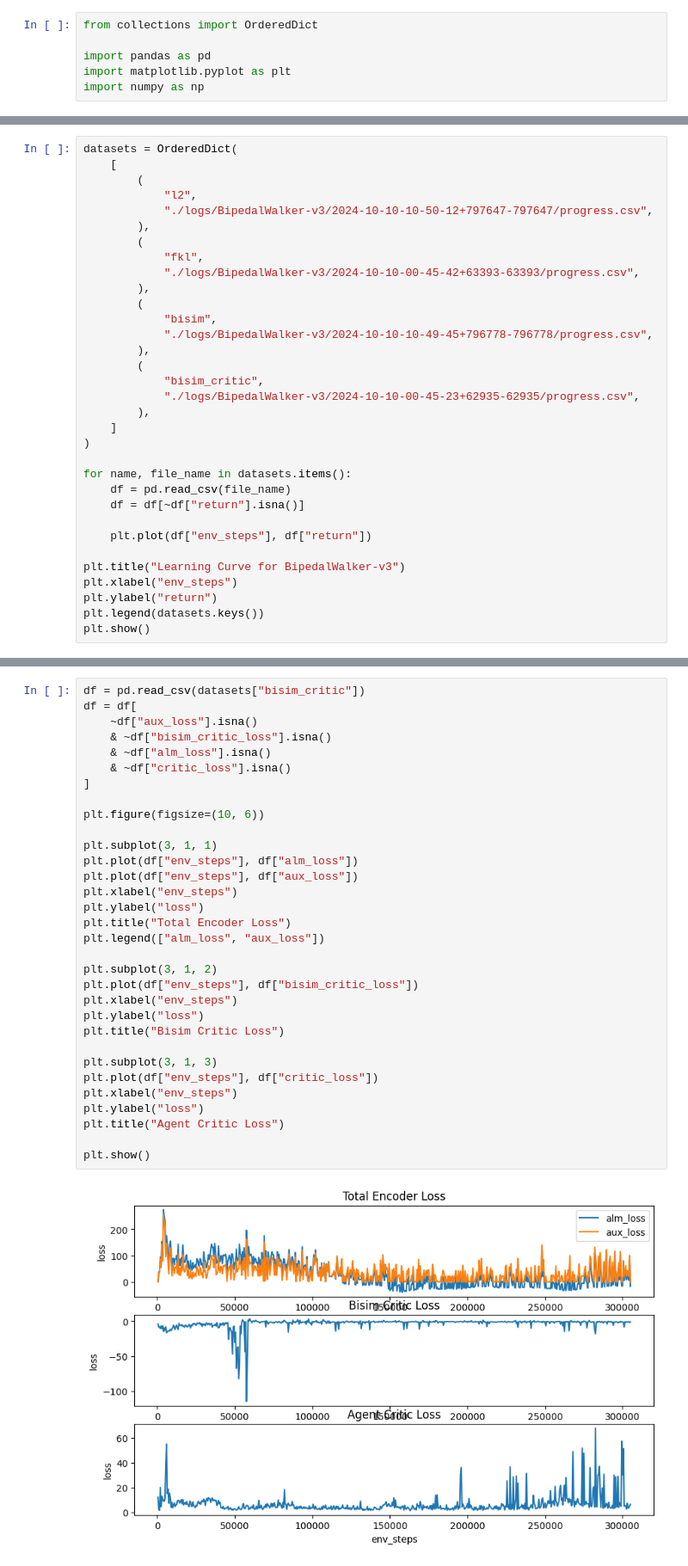
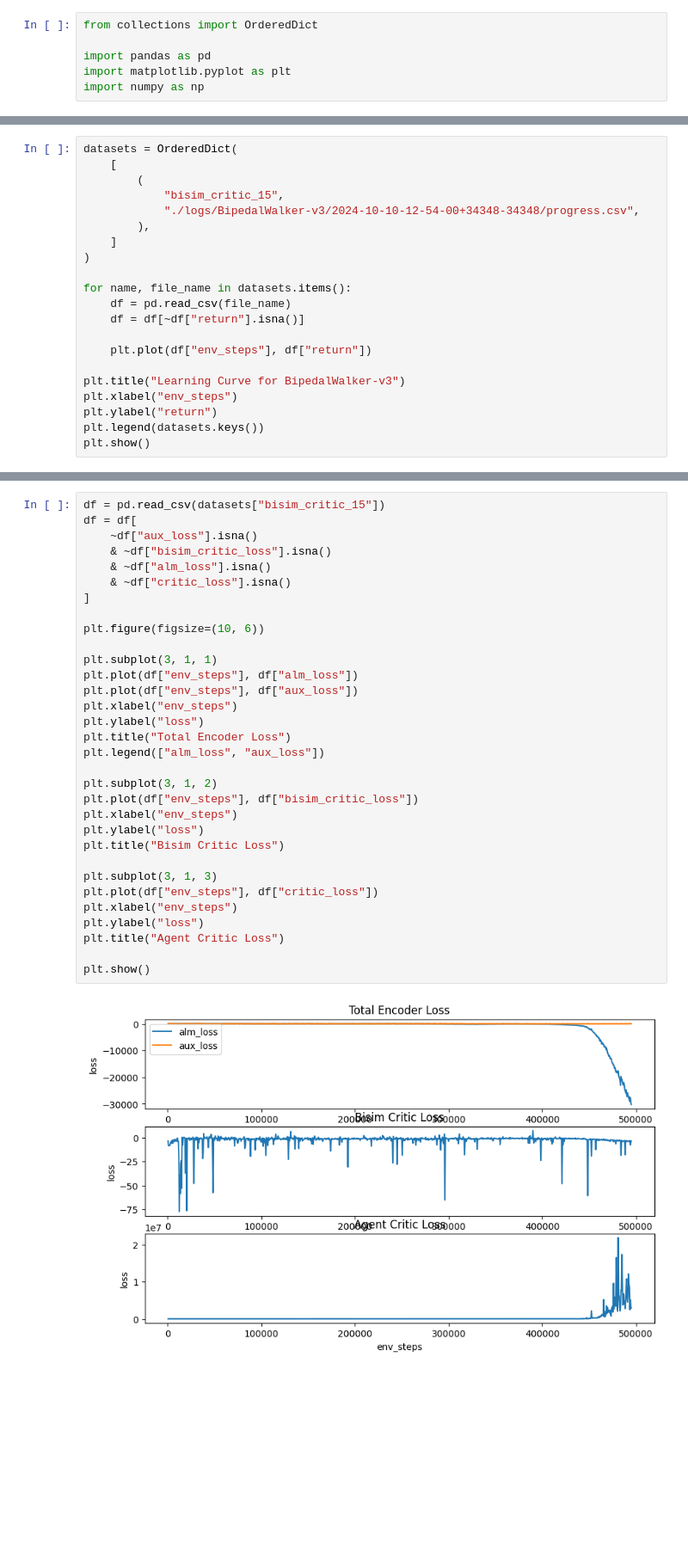
Before and after one commit to rytse/self-predictive-rl, a Jupyter notebook: mujoco_code/vis2.ipynb, the cells around one changed output, grey strips where cells are left out. Shown: that part at 86% size. Cells and saved outputs as stored; diff of their text form; blank space fills up the shorter version.

Commit message:
vis2 plot the one good run

```diff
--- a/mujoco_code/vis2.ipynb
+++ b/mujoco_code/vis2.ipynb
@@ -86,20 +86,8 @@ plt.show()
 datasets = OrderedDict(
     [
         (
-            "l2",
-            "./logs/BipedalWalker-v3/2024-10-10-10-50-12+797647-797647/progress.csv",
-        ),
-        (
-            "fkl",
-            "./logs/BipedalWalker-v3/2024-10-10-00-45-42+63393-63393/progress.csv",
-        ),
-        (
-            "bisim",
-            "./logs/BipedalWalker-v3/2024-10-10-10-49-45+796778-796778/progress.csv",
-        ),
-        (
-            "bisim_critic",
-            "./logs/BipedalWalker-v3/2024-10-10-00-45-23+62935-62935/progress.csv",
+            "bisim_critic_15",
+            "./logs/BipedalWalker-v3/2024-10-10-12-54-00+34348-34348/progress.csv",
         ),
     ]
 )
@@ -120,37 +108,37 @@ plt.show()
 # %%
-df = pd.read_csv(datasets["bisim_critic"])
+df = pd.read_csv(datasets["bisim_critic_15"])
 df = df[
     ~df["aux_loss"].isna()
     & ~df["bisim_critic_loss"].isna()
     & ~df["alm_loss"].isna()
     & ~df["critic_loss"].isna()
 ]
 
 plt.figure(figsize=(10, 6))
 
 plt.subplot(3, 1, 1)
 plt.plot(df["env_steps"], df["alm_loss"])
 plt.plot(df["env_steps"], df["aux_loss"])
 plt.xlabel("env_steps")
 plt.ylabel("loss")
 plt.title("Total Encoder Loss")
 plt.legend(["alm_loss", "aux_loss"])
 
 plt.subplot(3, 1, 2)
 plt.plot(df["env_steps"], df["bisim_critic_loss"])
 plt.xlabel("env_steps")
 plt.ylabel("loss")
 plt.title("Bisim Critic Loss")
 
 plt.subplot(3, 1, 3)
 plt.plot(df["env_steps"], df["critic_loss"])
 plt.xlabel("env_steps")
 plt.ylabel("loss")
 plt.title("Agent Critic Loss")
 
 plt.show()
 # %% [output]
-[figure, old version]
+[figure, new version]
 # %%
 fkl_d32_gmm_df = pd.read_csv(
     "logs/Ant-v2-d32/2024-10-08-14-37-29+5513-5513/progress.csv"
```
Also changed, not shown: parts of 2 cells of this notebook.
